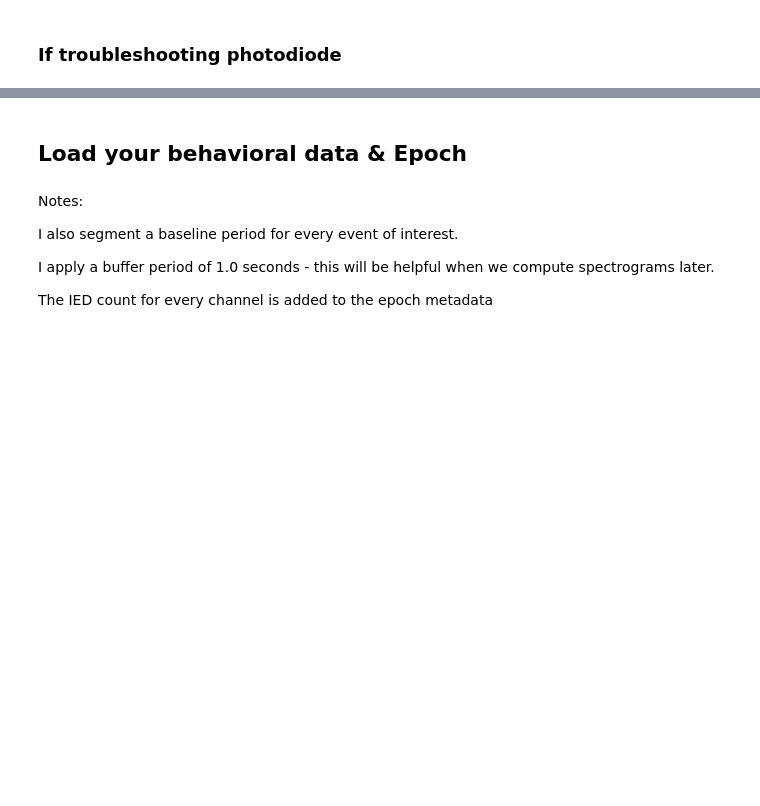
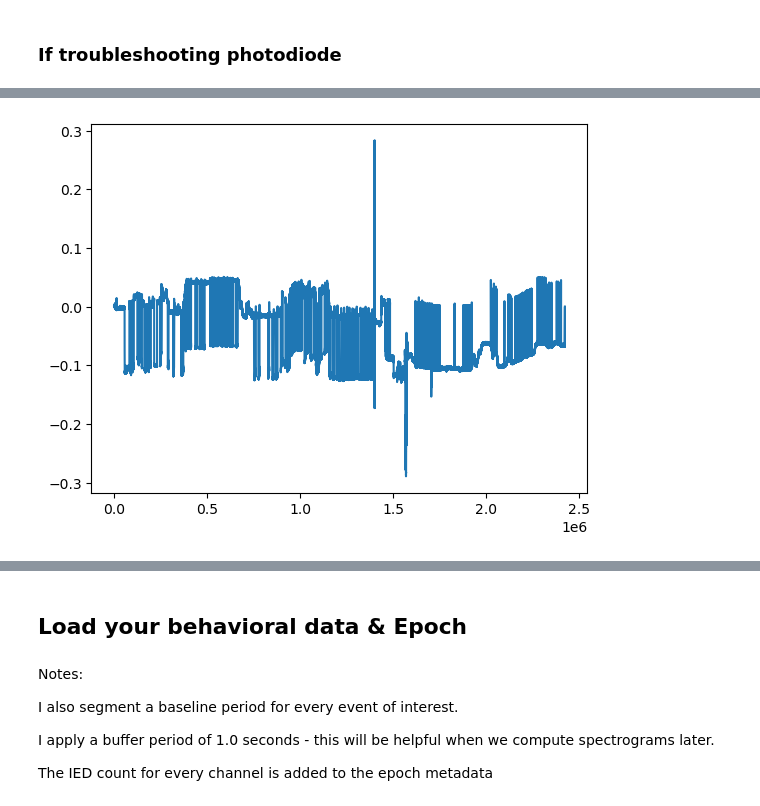
Before and after one commit to gelanat/LFPAnalysis, a Jupyter notebook: SNT_scripts/SNT_preprocess.ipynb, the cells around one changed output, grey strips where cells are left out. Saved outputs shown, nothing was run; the diff lists cells and outputs as text; code cells hidden in the pictures; blank space fills up the shorter version.

```diff
--- a/SNT_scripts/SNT_preprocess.ipynb
+++ b/SNT_scripts/SNT_preprocess.ipynb
@@ -298 +496,6 @@ plt.show()
+# %%
+plt.plot(photodiode_data._data[0,:])
+plt.show()
+# %% [output]
+[figure, added]
 # %%
```
Also changed, not shown: parts of 44 cells of this notebook.
